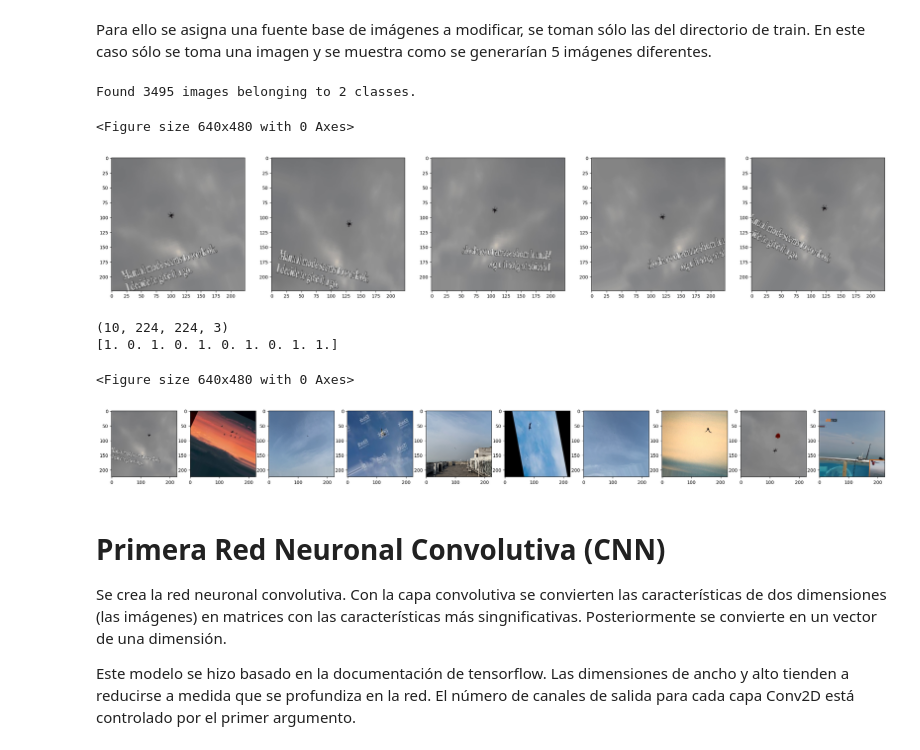
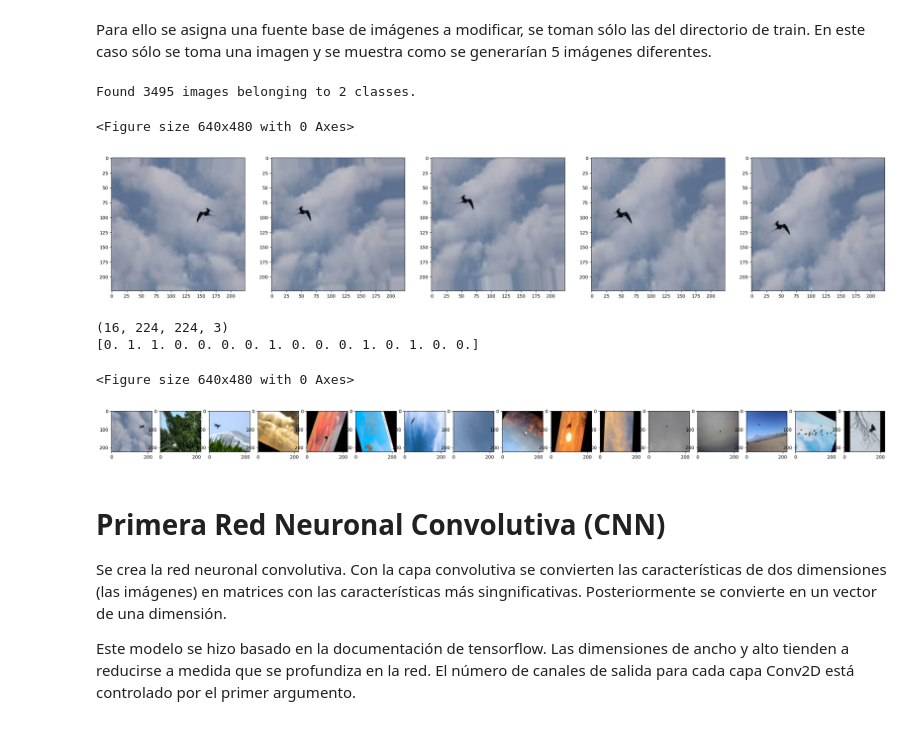
Before and after one commit to July230/AviDetect, a Jupyter notebook: AviDetectClassifier.ipynb, the cells around one changed output. Saved outputs shown, nothing was run; the diff lists cells and outputs as text; code cells hidden in the pictures.

```diff
--- a/AviDetectClassifier.ipynb
+++ b/AviDetectClassifier.ipynb
@@ -69,8 +75,9 @@ def removeDirectories(parentDirectory, directoriesToRemove):
 Tomaremos el dataset de kaggle y el dataset resultado (spliteado) estará en el directorio BirdVSDrone
 # %%
 SEED = 42
+parentDirectory = "/content/drive/MyDrive/8vo_semestre/AplicacionesAvanzadas/InteligenciaArtificial/ProyectoIndividual"
 datasetDirectory = os.path.join(path, "dataset")
-outputDirectory = "/content/drive/MyDrive/8vo_semestre/AplicacionesAvanzadas/InteligenciaArtificial/ProyectoIndividual/BirdVSDrone"
+outputDirectory = os.path.join(parentDirectory, "BirdVSDrone")
 # %%
 !ls {datasetDirectory}
 # %% [output]
@@ -267,7 +274,7 @@ Después de aplicar oversampling, se usa ImageDataGenerator para generar imagene
 # Constants
 IMAGEWIDTH = 224
 IMAGEHEIGHT = 224
-BATCHSIZE = 10
+BATCHSIZE = 16
 ROTATIONRANGE = 30
 TRANSLATIONS = 0.1
 SCALING = [0.9, 1.1]
@@ -299,24 +306,24 @@ for i in range(5) :
 # %% [output]
 Found 3495 images belonging to 2 classes.
 <Figure size 640x480 with 0 Axes>
-[figure, old version]
+[figure, new version]
 # %%
 images , labels = trainGenerator[0]
 
 print(images.shape)
 print(labels)
 
 plt.figure()
 #subplot(r,c) provide the no. of rows and columns
-f, axarr = plt.subplots(1, images.shape[0], figsize=(30, 4))
+f, axarr = plt.subplots(1, images.shape[0], figsize=(30, 6))
 
 for i in range(images.shape[0]) :
   axarr[i].imshow(images[i])
 # %% [output]
-(10, 224, 224, 3)
-[1. 0. 1. 0. 1. 0. 1. 0. 1. 1.]
+(16, 224, 224, 3)
+[0. 1. 1. 0. 0. 0. 0. 1. 0. 0. 0. 1. 0. 1. 0. 0.]
 <Figure size 640x480 with 0 Axes>
-[figure, old version]
+[figure, new version]
 # %% [markdown]
 # Primera Red Neuronal Convolutiva (CNN)
 Se crea la red neuronal convolutiva. Con la capa convolutiva se convierten las características de dos dimensiones (las imágenes) en matrices con las características más singnificativas. Posteriormente se convierte en un vector de una dimensión.
```
Also changed, not shown: parts of 37 cells of this notebook.
